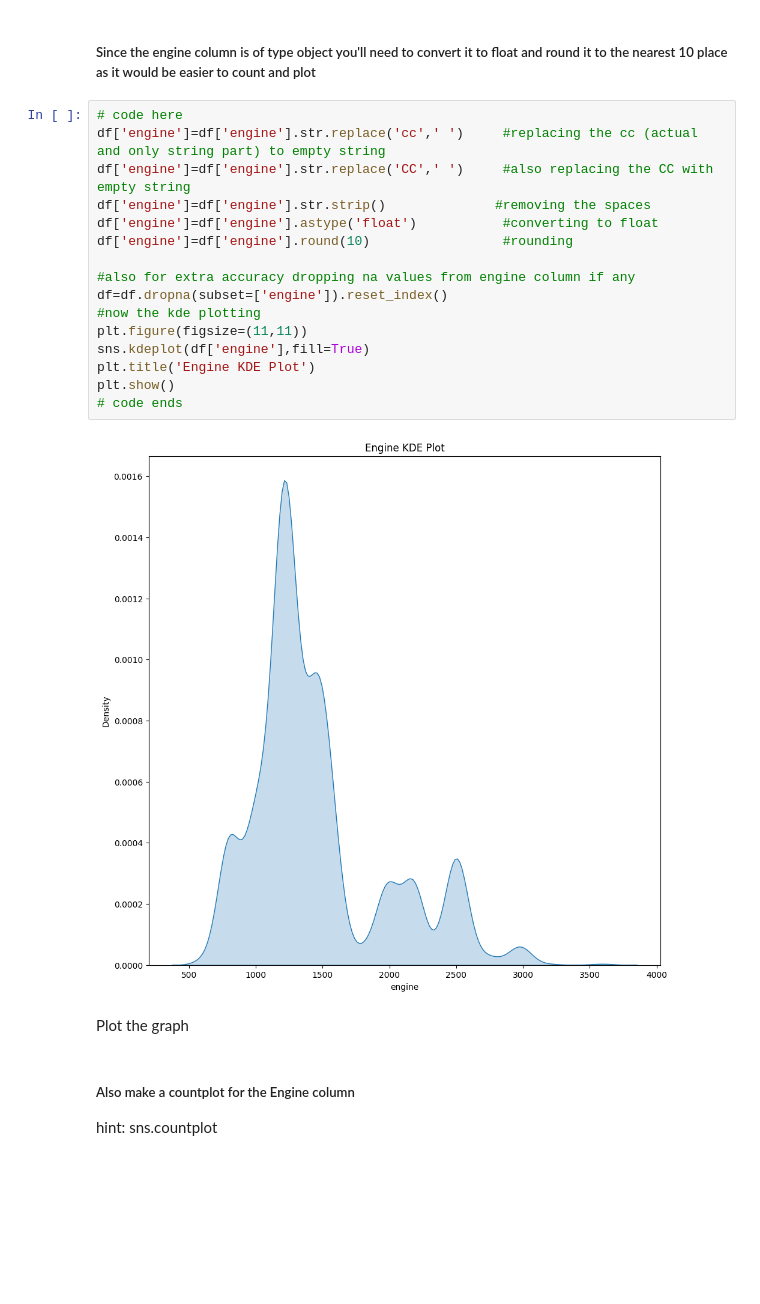
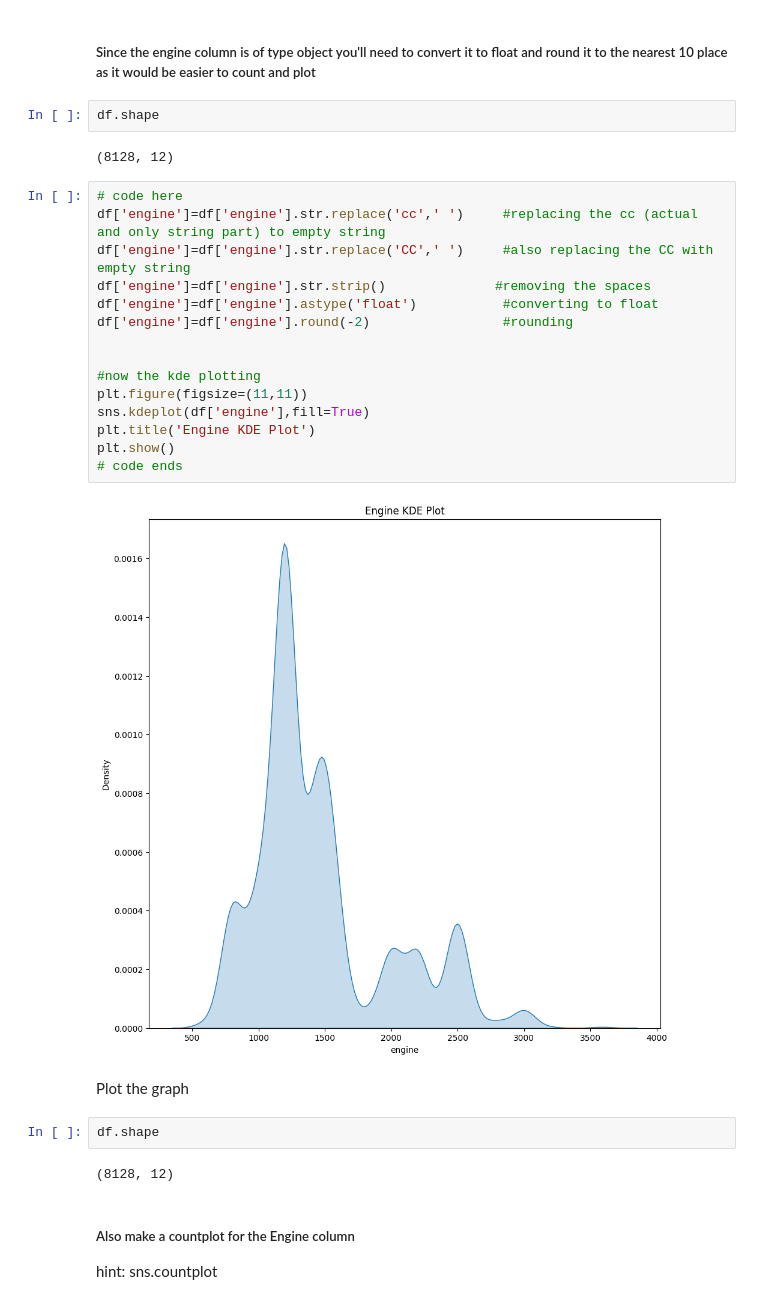
Before and after one commit to arnii2511/Synapse_LP, a Jupyter notebook: Copy_of_Task2.ipynb, the cells around one changed output. Drawn from its saved outputs; the diff is of its cells as text; blank space fills up the shorter version.

```diff
--- a/Copy_of_Task2.ipynb
+++ b/Copy_of_Task2.ipynb
@@ -155,26 +166,33 @@ plt.show()
 ##### Make a KDE plot to represent the engine column
 # %% [markdown]
 ##### Since the engine column is of type object you'll need to convert it to float and round it to the nearest 10 place as it would be easier to count and plot
+# %%
+df.shape
+# %% [output]
+(8128, 12)
 # %%
 # code here
 df['engine']=df['engine'].str.replace('cc',' ')     #replacing the cc (actual and only string part) to empty string
 df['engine']=df['engine'].str.replace('CC',' ')     #also replacing the CC with empty string
 df['engine']=df['engine'].str.strip()              #removing the spaces
 df['engine']=df['engine'].astype('float')           #converting to float
-df['engine']=df['engine'].round(10)                 #rounding
+df['engine']=df['engine'].round(-2)                 #rounding
 
-#also for extra accuracy dropping na values from engine column if any
-df=df.dropna(subset=['engine']).reset_index()
+
 #now the kde plotting
 plt.figure(figsize=(11,11))
 sns.kdeplot(df['engine'],fill=True)
 plt.title('Engine KDE Plot')
 plt.show()
 # code ends
 # %% [output]
-[figure, old version]
+[figure, new version]
 # %% [markdown]
 Plot the graph
+# %%
+df.shape
+# %% [output]
+(8128, 12)
 # %% [markdown]
 ##### Also make a countplot for the Engine column
 hint: sns.countplot
```
Also changed, not shown: parts of 44 cells of this notebook.
